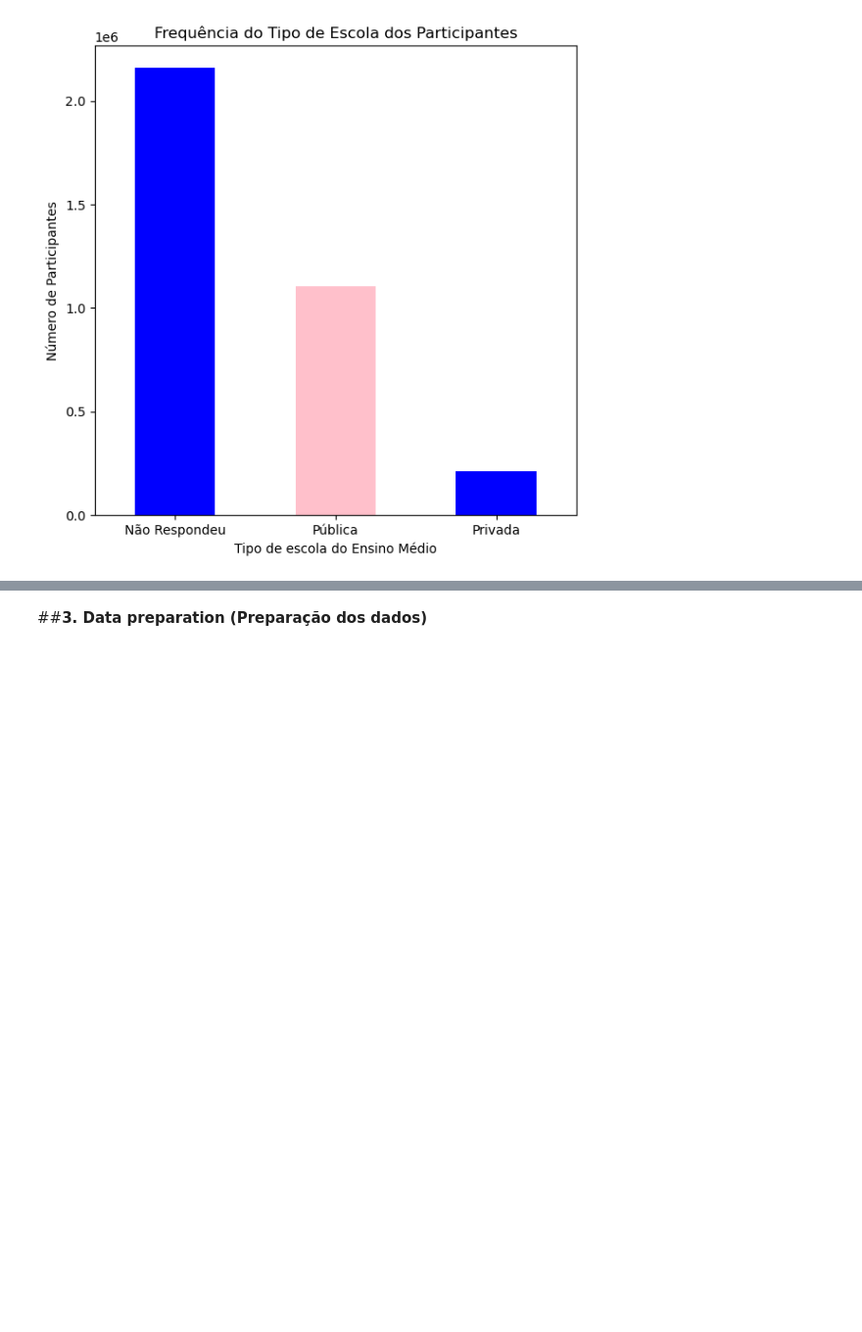
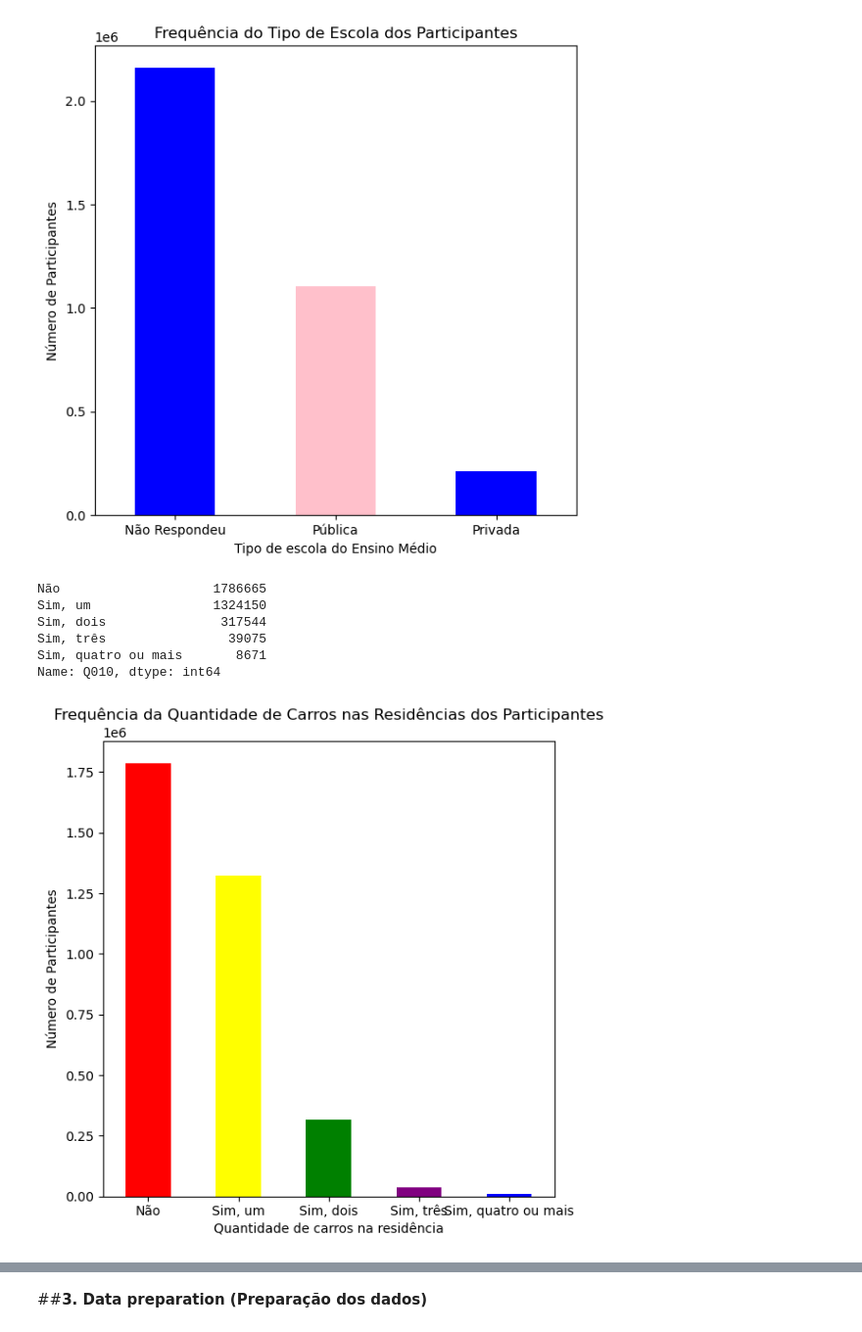
Before and after one commit to Chbmleao/DataMining-TP1, a Jupyter notebook: TP1_Mineração_de_Dados.ipynb, the cells around one changed output, grey strips where cells are left out. Shown: that part at 98% size. Cells and saved outputs as stored; diff of their text form; code cells hidden in the pictures; blank space fills up the shorter version.

```diff
--- a/TP1_Mineração_de_Dados.ipynb
+++ b/TP1_Mineração_de_Dados.ipynb
@@ -231,3 +231,35 @@ Pública          1105355
 Privada           212205
 Name: TP_ESCOLA, dtype: int64
 [figure]
+# %%
+carro_dict = {
+    'A': 'Não',
+    'B': 'Sim, um',
+    'C': 'Sim, dois',
+    'D': 'Sim, três',
+    'E': 'Sim, quatro ou mais',
+}
+
+carro_counts = DF['Q010'].value_counts().sort_index()
+carro_counts.index = carro_counts.index.map(carro_dict)
+print(carro_counts)
+
+# Criar o gráfico de barras
+plt.figure(figsize=(6, 6))
+carro_counts.plot(kind='bar', color=['red', 'yellow', 'green', 'purple', 'blue'])
+plt.xlabel('Quantidade de carros na residência')
+plt.ylabel('Número de Participantes')
+plt.title('Frequência da Quantidade de Carros nas Residências dos Participantes')
+
+# Exibir o gráfico
+plt.xticks(rotation=0)
+plt.tight_layout()
+plt.show()
+# %% [output]
+Não                    1786665
+Sim, um                1324150
+Sim, dois               317544
+Sim, três                39075
+Sim, quatro ou mais       8671
+Name: Q010, dtype: int64
+[figure, added]
```
Also changed, not shown: parts of 1 cell of this notebook.
